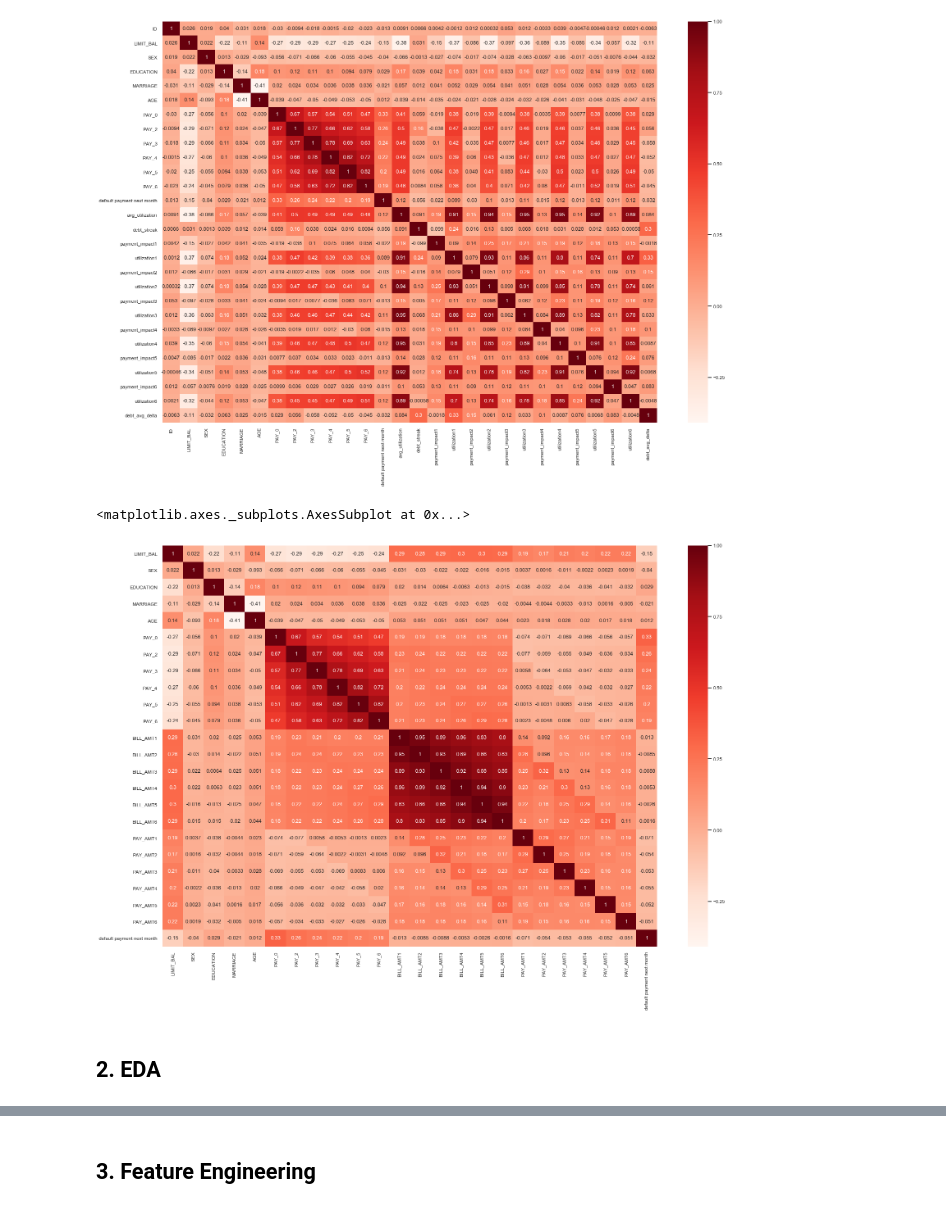
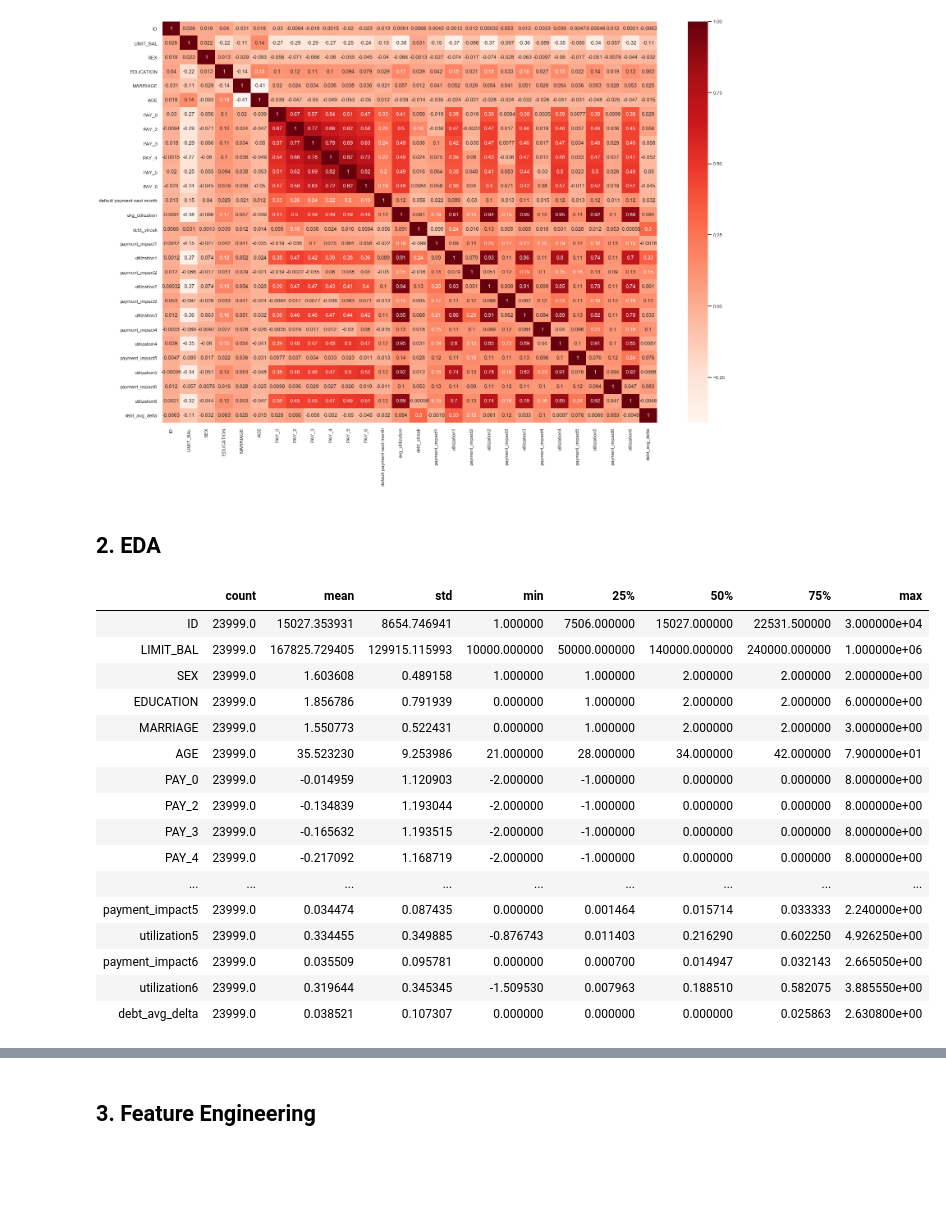
Before and after one commit to alex21738/nyc-mhtn-ds-010620-lectures, a Jupyter notebook: week-9/classification-assessment/classification-assessment.ipynb, the cells around one changed output, grey strips where cells are left out. Saved outputs shown, nothing was run; the diff lists cells and outputs as text; code cells hidden in the pictures; blank space fills up the shorter version.

```diff
--- a/week-9/classification-assessment/classification-assessment.ipynb
+++ b/week-9/classification-assessment/classification-assessment.ipynb
@@ -128,12 +128,29 @@ sns.heatmap(df[selection].corr(),cmap='Reds' , annot=True)
 <matplotlib.axes._subplots.AxesSubplot at 0x...>
 [figure]
 # %%
-sns.set(rc = {'figure.figsize':(27,18)})
-sns.set_context('talk' , font_scale=0.7)
+# sns.set(rc = {'figure.figsize':(27,18)})
+# sns.set_context('talk' , font_scale=0.7)
 
-sns.heatmap(df.iloc[:,1:].corr(),cmap='Reds' , annot=True)
+# sns.heatmap(df.iloc[:,1:].corr(),cmap='Reds' , annot=True)
-# %% [output]
-<matplotlib.axes._subplots.AxesSubplot at 0x...>
-[figure, removed]
 # %% [markdown]
 ## 2. EDA
+# %%
+df.describe().transpose()
+# %% [output]
+|  | count | mean | std | min | 25% | 50% | 75% | max |
+| ID | 23999.0 | 15027.353931 | 8654.746941 | 1.000000 | 7506.000000 | 15027.000000 | 22531.500000 | 3.000000e+04 |
+| LIMIT_BAL | 23999.0 | 167825.729405 | 129915.115993 | 10000.000000 | 50000.000000 | 140000.000000 | 240000.000000 | 1.000000e+06 |
+| SEX | 23999.0 | 1.603608 | 0.489158 | 1.000000 | 1.000000 | 2.000000 | 2.000000 | 2.000000e+00 |
+| EDUCATION | 23999.0 | 1.856786 | 0.791939 | 0.000000 | 1.000000 | 2.000000 | 2.000000 | 6.000000e+00 |
+| MARRIAGE | 23999.0 | 1.550773 | 0.522431 | 0.000000 | 1.000000 | 2.000000 | 2.000000 | 3.000000e+00 |
+| AGE | 23999.0 | 35.523230 | 9.253986 | 21.000000 | 28.000000 | 34.000000 | 42.000000 | 7.900000e+01 |
+| PAY_0 | 23999.0 | -0.014959 | 1.120903 | -2.000000 | -1.000000 | 0.000000 | 0.000000 | 8.000000e+00 |
+| PAY_2 | 23999.0 | -0.134839 | 1.193044 | -2.000000 | -1.000000 | 0.000000 | 0.000000 | 8.000000e+00 |
+| PAY_3 | 23999.0 | -0.165632 | 1.193515 | -2.000000 | -1.000000 | 0.000000 | 0.000000 | 8.000000e+00 |
+| PAY_4 | 23999.0 | -0.217092 | 1.168719 | -2.000000 | -1.000000 | 0.000000 | 0.000000 | 8.000000e+00 |
+| ... | ... | ... | ... | ... | ... | ... | ... | ... |
+| payment_impact5 | 23999.0 | 0.034474 | 0.087435 | 0.000000 | 0.001464 | 0.015714 | 0.033333 | 2.240000e+00 |
+| utilization5 | 23999.0 | 0.334455 | 0.349885 | -0.876743 | 0.011403 | 0.216290 | 0.602250 | 4.926250e+00 |
+| payment_impact6 | 23999.0 | 0.035509 | 0.095781 | 0.000000 | 0.000700 | 0.014947 | 0.032143 | 2.665050e+00 |
+| utilization6 | 23999.0 | 0.319644 | 0.345345 | -1.509530 | 0.007963 | 0.188510 | 0.582075 | 3.885550e+00 |
+| debt_avg_delta | 23999.0 | 0.038521 | 0.107307 | 0.000000 | 0.000000 | 0.000000 | 0.025863 | 2.630800e+00 |
```
Also changed, not shown: parts of 3 cells of this notebook, 6 other files.
